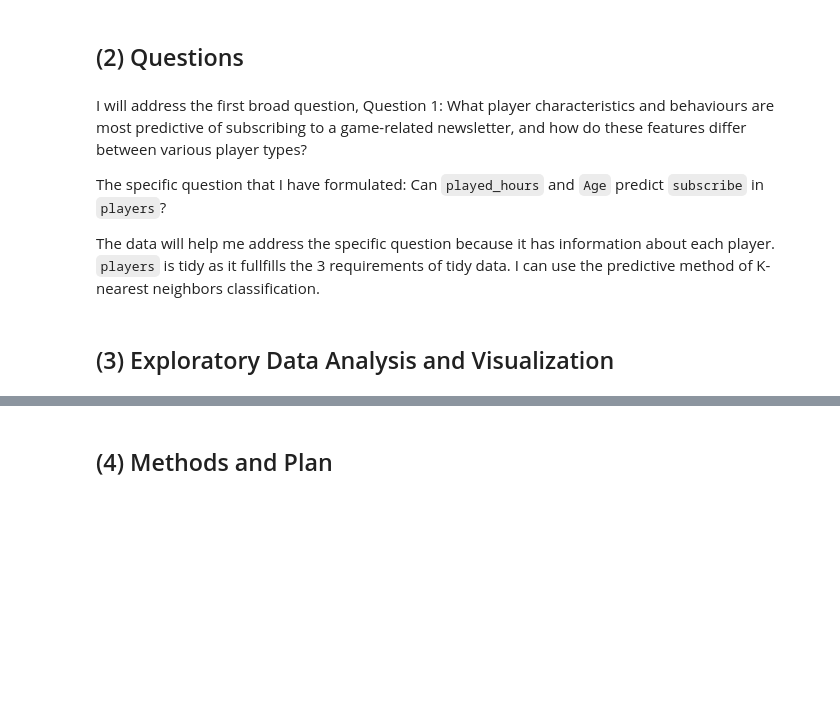
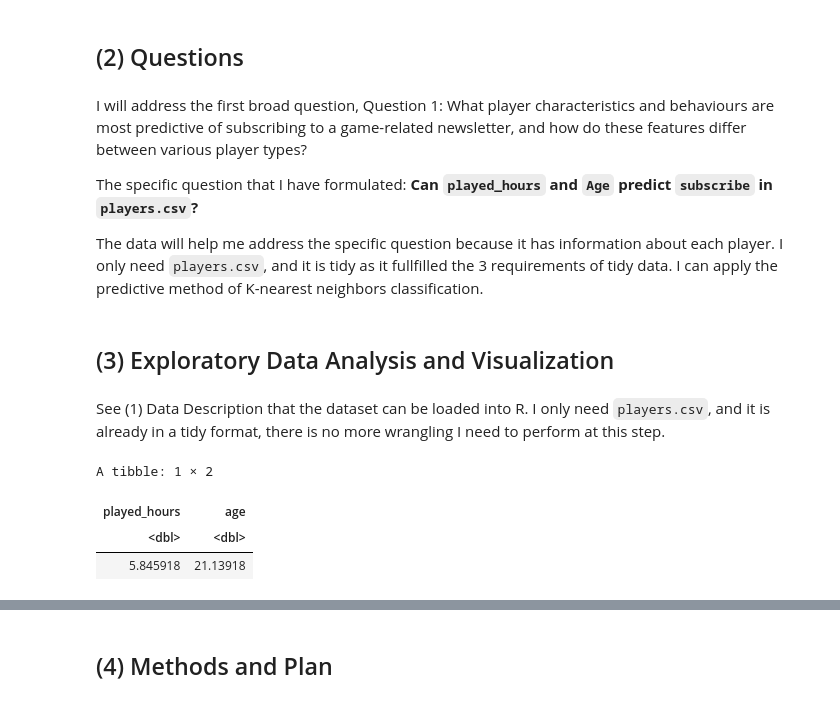
Before and after one commit to NormaeAndCircini/dsci-100-project, a Jupyter notebook: individual_planning_report.ipynb, the cells around one changed output, grey strips where cells are left out. Drawn from its saved outputs; the diff is of its cells as text; code cells hidden in the pictures; blank space fills up the shorter version.

```diff
--- a/individual_planning_report.ipynb
+++ b/individual_planning_report.ipynb
@@ -159,8 +150,21 @@ The data consist of two file: `players` and `sessions`.
 # %% [markdown]
 I will address the first broad question, Question 1: What player characteristics and behaviours are most predictive of subscribing to a game-related newsletter, and how do these features differ between various player types?
 
-The specific question that I have formulated: Can `played_hours` and `Age` predict `subscribe` in `players`?
+The specific question that I have formulated: **Can `played_hours` and `Age` predict `subscribe` in `players.csv`?**
 
-The data will help me address the specific question because it has information about each player. `players` is tidy as it fullfills the 3 requirements of tidy data. I can use the predictive method of K-nearest neighbors classification.
+The data will help me address the specific question because it has information about each player. I only need `players.csv`, and it is tidy as it fullfilled the 3 requirements of tidy data. I can apply the predictive method of K-nearest neighbors classification.
 # %% [markdown]
 ## (3) Exploratory Data Analysis and Visualization
+# %% [markdown]
+See (1) Data Description that the dataset can be loaded into R. I only need `players.csv`, and it is already in a tidy format, there is no more wrangling I need to perform at this step.
+# %%
+# CALCULATE MEAN VALUE FOR EACH QUANTITATIVE VARIABLE IN THE PLAYERS.CSV
+players_mean <- players |>
+    summarize(played_hours = mean(played_hours, na.rm = TRUE),
+              age = mean(Age, na.rm = TRUE))
+players_mean
+# %% [output]
+A tibble: 1 × 2
+| played_hours | age |
+| <dbl> | <dbl> |
+| 5.845918 | 21.13918 |
```
Also changed, not shown: parts of 8 cells of this notebook.
